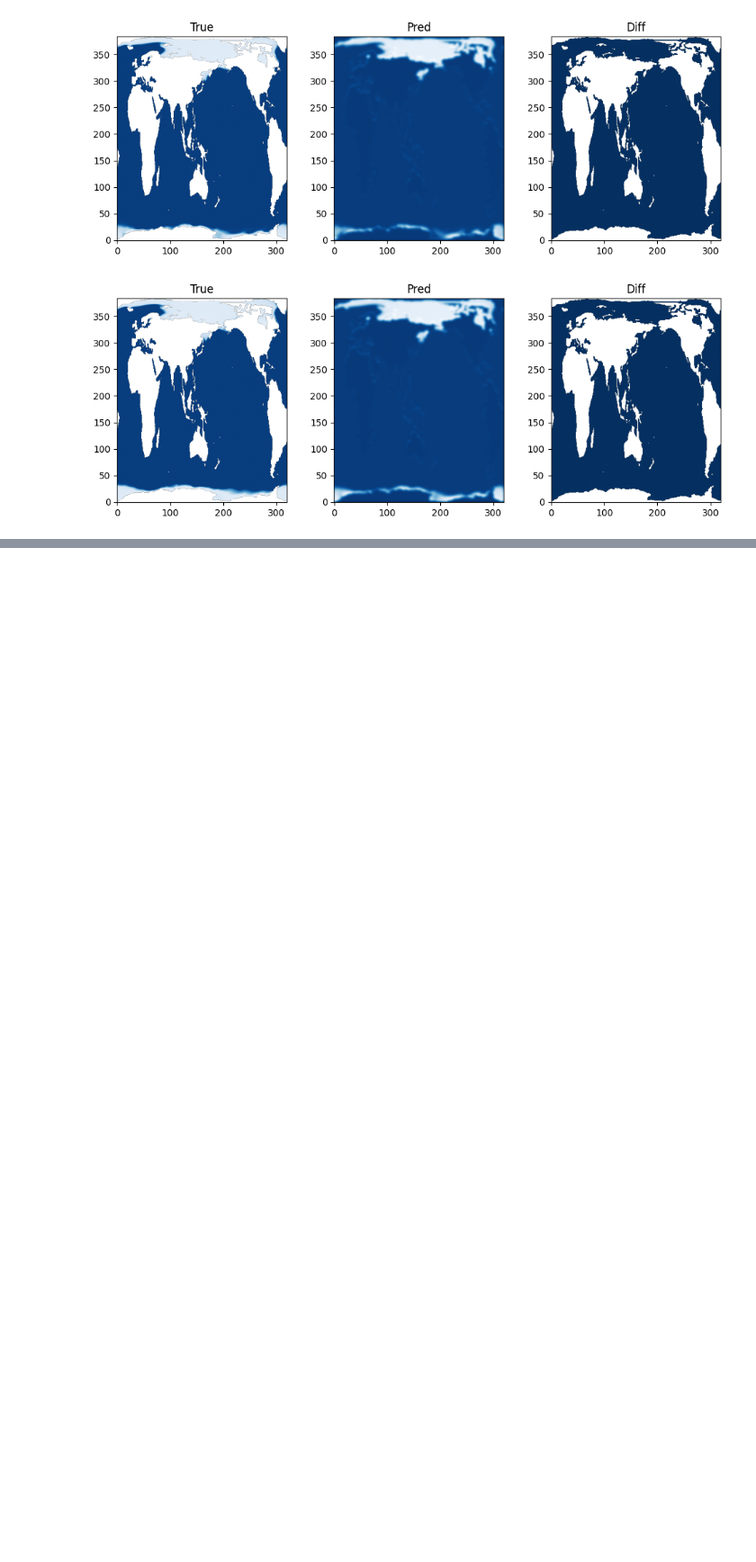
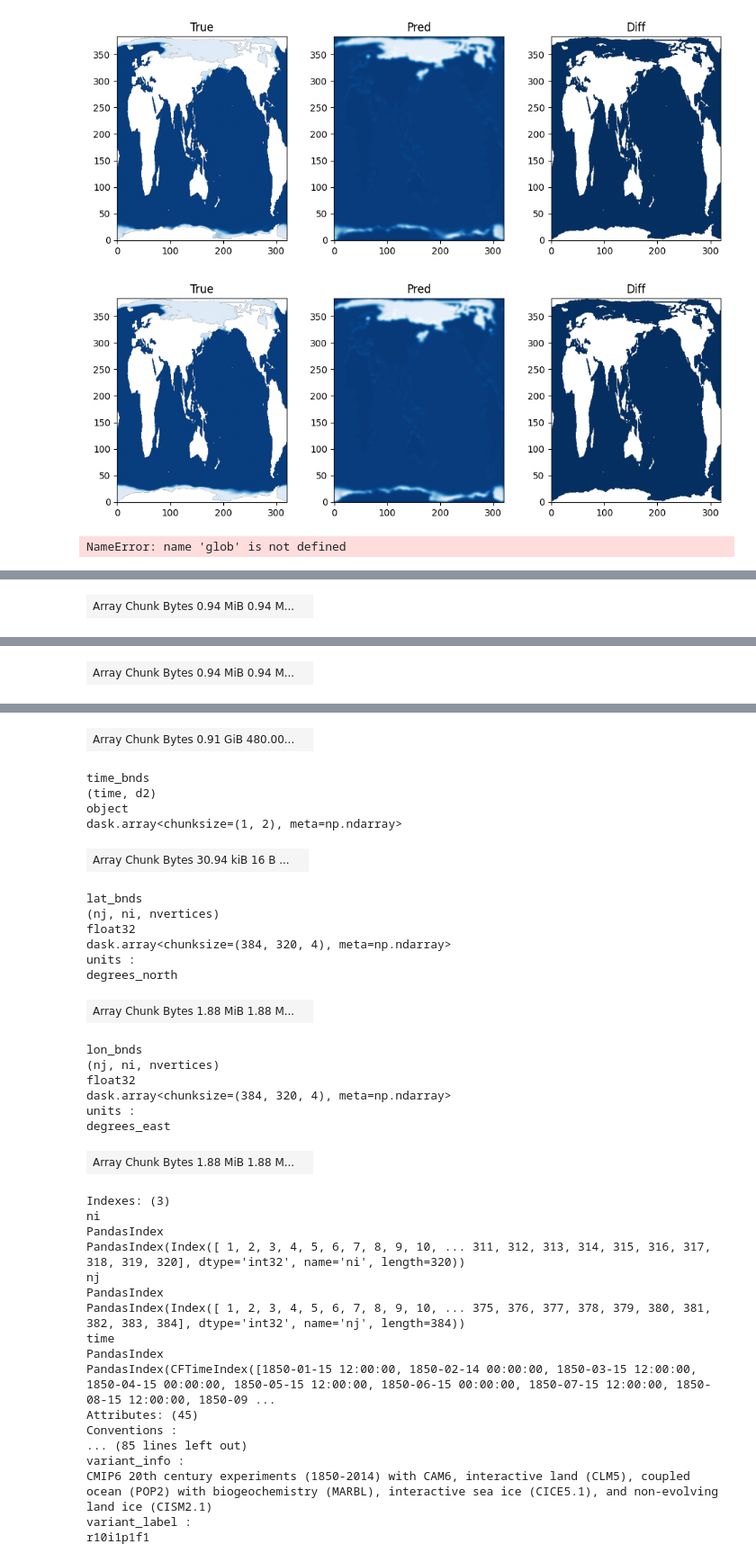
Before and after one commit to jhurani2/DSO_Sea_Ice, a Jupyter notebook: notebooks/data_imports.ipynb, the cells around one changed output, grey strips where cells are left out. Shown at 90% size. Drawn from its saved outputs; the diff is of its cells as text; code cells hidden in the pictures; blank space fills up the shorter version.

```diff
--- a/notebooks/data_imports.ipynb
+++ b/notebooks/data_imports.ipynb
@@ -963,0 +977,27 @@ MAE: 0.02885914221405983 RMSE: 0.08993962407112122
+# %%
+nc_files = glob.glob("/Users/amanjhurani/LocalData_SeaIce/DSO_Sea_Ice/data/CESM2_Seaiceconc/*.nc")
+
+# Concatenate along time dimension
+ds = xr.open_mfdataset([str(p) for p in nc_files], combine="nested", parallel=False, compat="override")
+
+
+N_samples=np.shape(SIC)[0]-1
+
+X=np.zeros((np.shape(SIC)[1],np.shape(SIC)[2],3,N_samples))
+
+Y=np.zeros((np.shape(SIC)[1],np.shape(SIC)[2],1,N_samples))
+
+for i in range(N_samples):
+    t0=np.random.randint(0, np.shape(SIC)[0]-1)
+    X[:,:,0,i]=SIC[t0,:,:]
+    X[:, :, 1, i] = SIC[t0 - 1, :, :]
+    X[:, :, 2, i] = SIC[t0 - 2, :, :]
+    Y[:,:,0,i]=SIC[t0+1,:,:]
+# %%
+nc_files = glob.glob("/Users/amanjhurani/LocalData_SeaIce/DSO_Sea_Ice/data/CESM2_Seaiceconc/*.nc")
+nc_files
+# %% [output]
+NameError: name 'glob' is not defined
+# %%
+ds
+# %% [output]
@@ -963,0 +1021 @@ MAE: 0.02885914221405983 RMSE: 0.08993962407112122
+| Array Chunk Bytes 0.94 MiB 0.94 M... |  |
@@ -963,0 +1042 @@ MAE: 0.02885914221405983 RMSE: 0.08993962407112122
+| Array Chunk Bytes 0.94 MiB 0.94 M... |  |
@@ -964,3 +1060,40 @@ MAE: 0.02885914221405983 RMSE: 0.08993962407112122
+| Array Chunk Bytes 0.91 GiB 480.00... |  |
+time_bnds
+(time, d2)
+object
+dask.array<chunksize=(1, 2), meta=np.ndarray>
+| Array Chunk Bytes 30.94 kiB 16 B ... |  |
+lat_bnds
+(nj, ni, nvertices)
+float32
+dask.array<chunksize=(384, 320, 4), meta=np.ndarray>
+units :
+degrees_north
+| Array Chunk Bytes 1.88 MiB 1.88 M... |  |
+lon_bnds
+(nj, ni, nvertices)
+float32
+dask.array<chunksize=(384, 320, 4), meta=np.ndarray>
+units :
+degrees_east
+| Array Chunk Bytes 1.88 MiB 1.88 M... |  |
+Indexes: (3)
+ni
+PandasIndex
+PandasIndex(Index([ 1, 2, 3, 4, 5, 6, 7, 8, 9, 10, ... 311, 312, 313, 314, 315, 316, 317, 318, 319, 320], dtype='int32', name='ni', length=320))
+nj
+PandasIndex
+PandasIndex(Index([ 1, 2, 3, 4, 5, 6, 7, 8, 9, 10, ... 375, 376, 377, 378, 379, 380, 381, 382, 383, 384], dtype='int32', name='nj', length=384))
+time
+PandasIndex
+PandasIndex(CFTimeIndex([1850-01-15 12:00:00, 1850-02-14 00:00:00, 1850-03-15 12:00:00, 1850-04-15 00:00:00, 1850-05-15 12:00:00, 1850-06-15 00:00:00, 1850-07-15 12:00:00, 1850-08-15 12:00:00, 1850-09 ...
+Attributes: (45)
+Conventions :
+... (85 lines left out)
+variant_info :
+CMIP6 20th century experiments (1850-2014) with CAM6, interactive land (CLM5), coupled ocean (POP2) with biogeochemistry (MARBL), interactive sea ice (CICE5.1), and non-evolving land ice (CISM2.1)
+variant_label :
+r10i1p1f1
 # %%
 from pathlib import Path
 import sys
```
Also changed, not shown: parts of 4 cells of this notebook, 4 other files.
